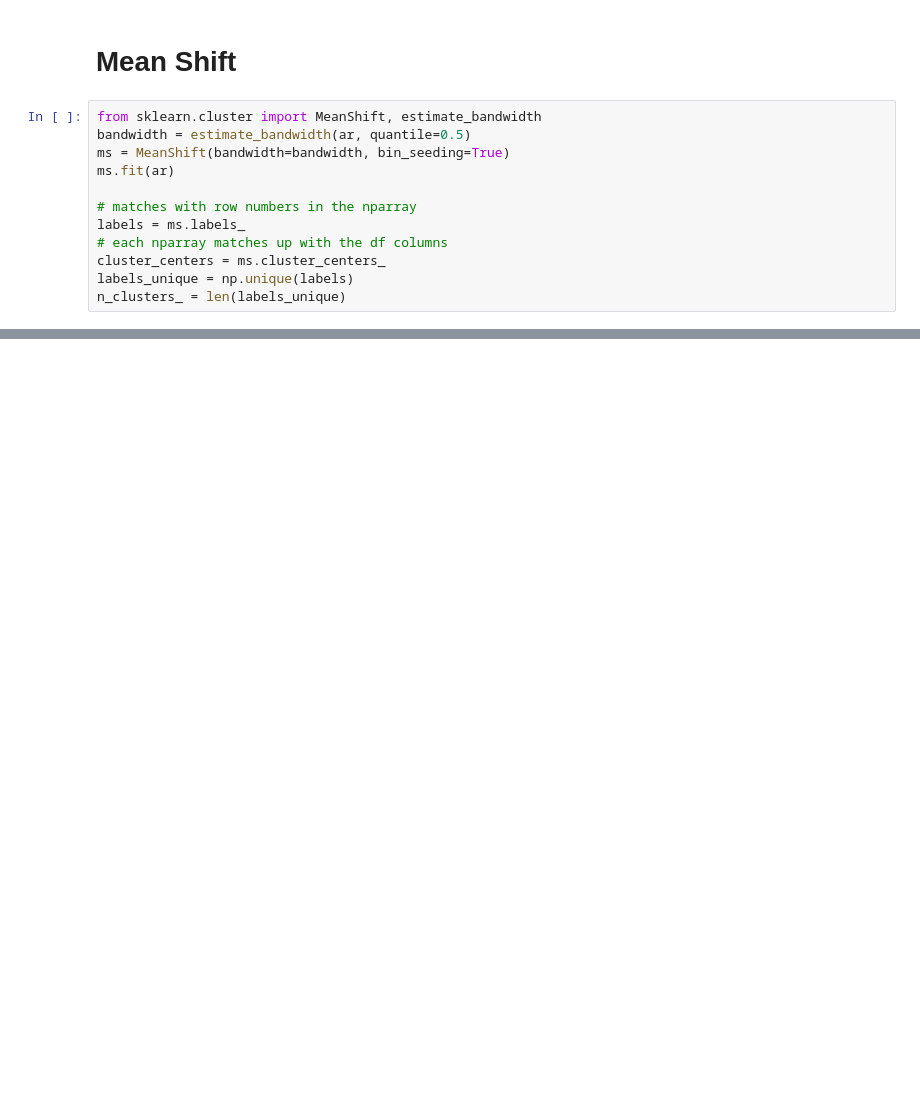
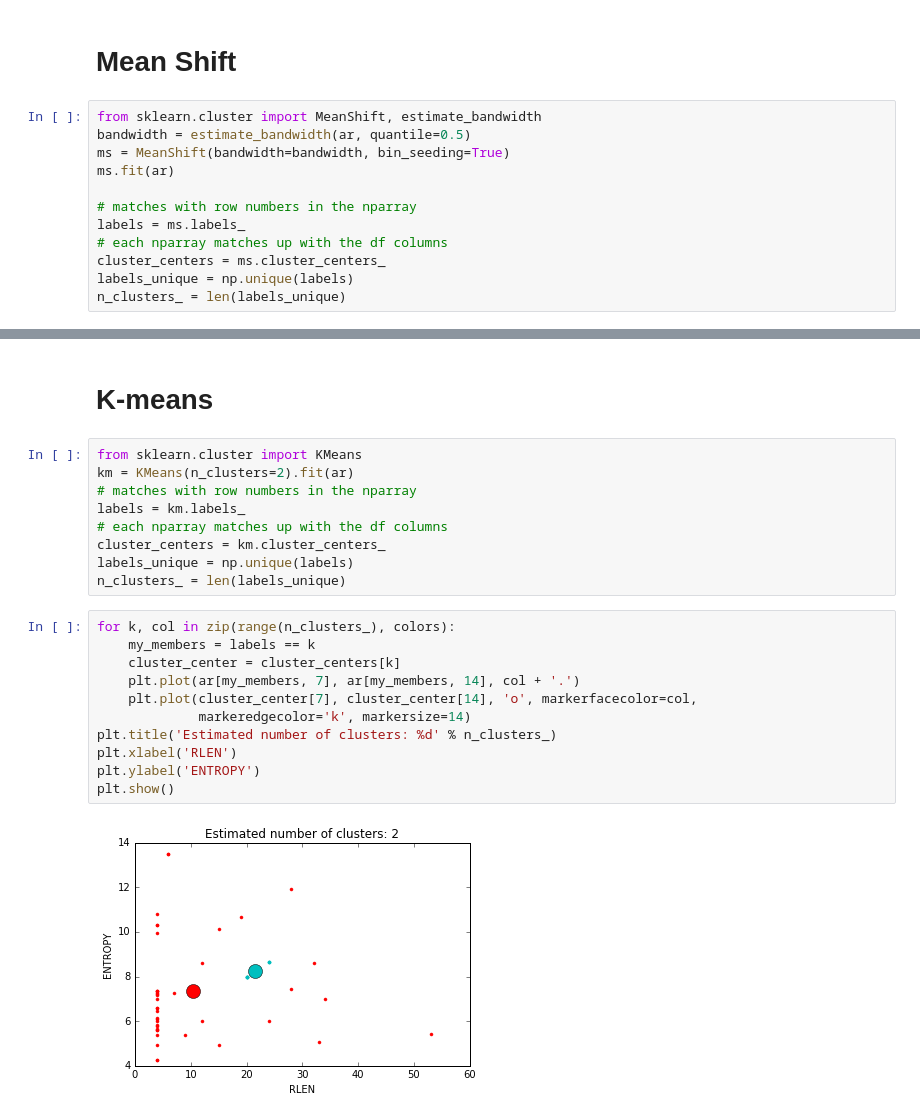
Before and after one commit to ThaWeatherman/capstone_code, a Jupyter notebook: experiment/notebooks/ML.ipynb, the cells around one changed output, grey strips where cells are left out. Drawn from its saved outputs; the diff is of its cells as text; blank space fills up the shorter version.

Commit message:
Added kmeans to notebook
references #7 #8

```diff
--- a/experiment/notebooks/ML.ipynb
+++ b/experiment/notebooks/ML.ipynb
@@ -133,0 +143,24 @@ determine_accuracy(ar, s1, s2, labels)
+# %% [markdown]
+# K-means
+# %%
+from sklearn.cluster import KMeans
+km = KMeans(n_clusters=2).fit(ar)
+# matches with row numbers in the nparray
+labels = km.labels_
+# each nparray matches up with the df columns
+cluster_centers = km.cluster_centers_
+labels_unique = np.unique(labels)
+n_clusters_ = len(labels_unique)
+# %%
+for k, col in zip(range(n_clusters_), colors):
+    my_members = labels == k
+    cluster_center = cluster_centers[k]
+    plt.plot(ar[my_members, 7], ar[my_members, 14], col + '.')
+    plt.plot(cluster_center[7], cluster_center[14], 'o', markerfacecolor=col,
+             markeredgecolor='k', markersize=14)
+plt.title('Estimated number of clusters: %d' % n_clusters_)
+plt.xlabel('RLEN')
+plt.ylabel('ENTROPY')
+plt.show()
+# %% [output]
+[figure, added]
```
Also changed, not shown: parts of 8 cells of this notebook.
